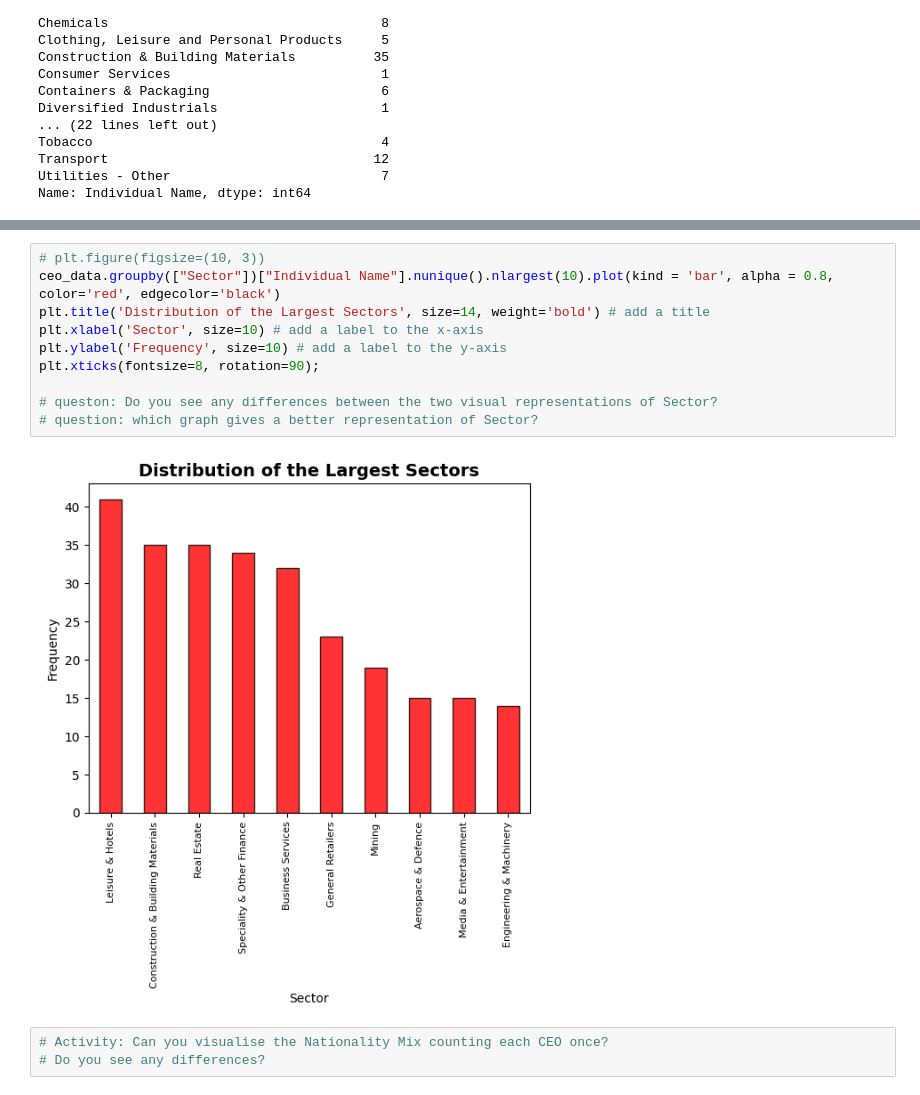
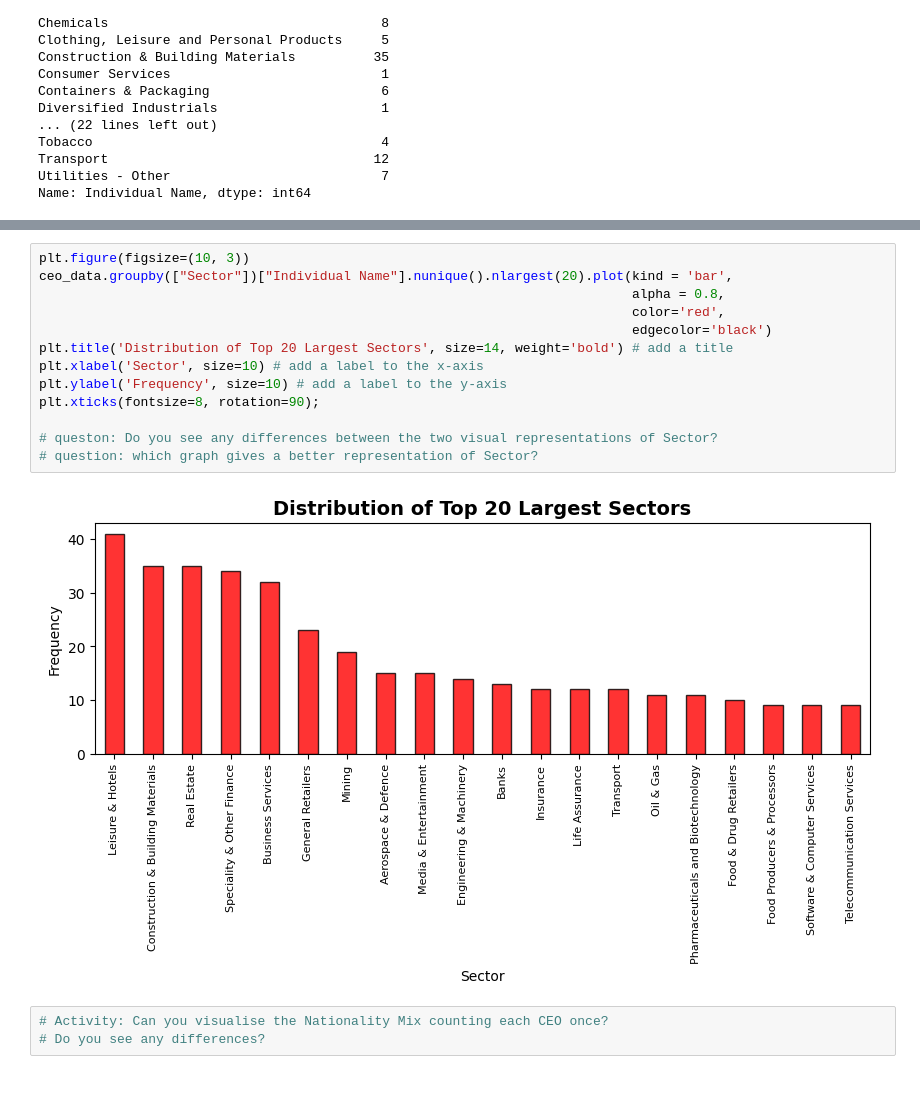
Before and after one commit to shaq31415926/hr-analytics, a Jupyter notebook: notebooks/04-sh-exploring-ceo-data-part-1.ipynb, the cells around one changed output, grey strips where cells are left out. Drawn from its saved outputs; the diff is of its cells as text.

```diff
--- a/notebooks/04-sh-exploring-ceo-data-part-1.ipynb
+++ b/notebooks/04-sh-exploring-ceo-data-part-1.ipynb
@@ -259,15 +315,18 @@ Name: Individual Name, dtype: int64
 # %%
-# plt.figure(figsize=(10, 3))
-ceo_data.groupby(["Sector"])["Individual Name"].nunique().nlargest(10).plot(kind = 'bar', alpha = 0.8, color='red', edgecolor='black')
-plt.title('Distribution of the Largest Sectors', size=14, weight='bold') # add a title
+plt.figure(figsize=(10, 3))
+ceo_data.groupby(["Sector"])["Individual Name"].nunique().nlargest(20).plot(kind = 'bar',
+                                                                            alpha = 0.8,
+                                                                            color='red',
+                                                                            edgecolor='black')
+plt.title('Distribution of Top 20 Largest Sectors', size=14, weight='bold') # add a title
 plt.xlabel('Sector', size=10) # add a label to the x-axis
 plt.ylabel('Frequency', size=10) # add a label to the y-axis
 plt.xticks(fontsize=8, rotation=90);
 
 # queston: Do you see any differences between the two visual representations of Sector?
 # question: which graph gives a better representation of Sector?
 # %% [output]
-[figure, old version]
+[figure, new version]
 # %%
 # Activity: Can you visualise the Nationality Mix counting each CEO once?
 # Do you see any differences?
```
Also changed, not shown: parts of 11 cells of this notebook.
